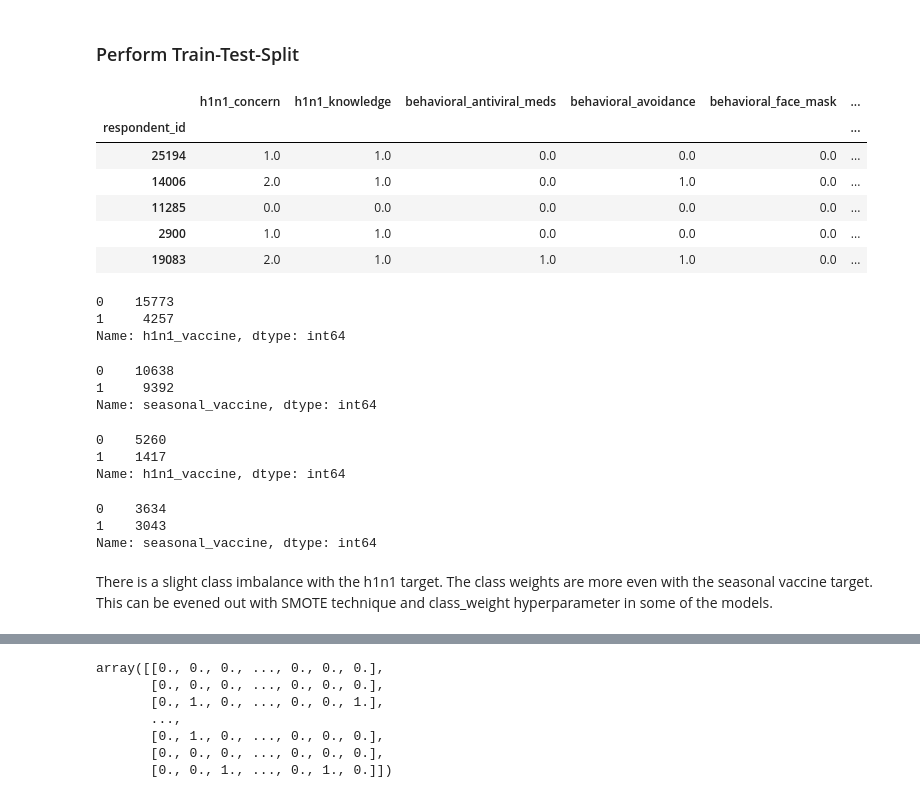
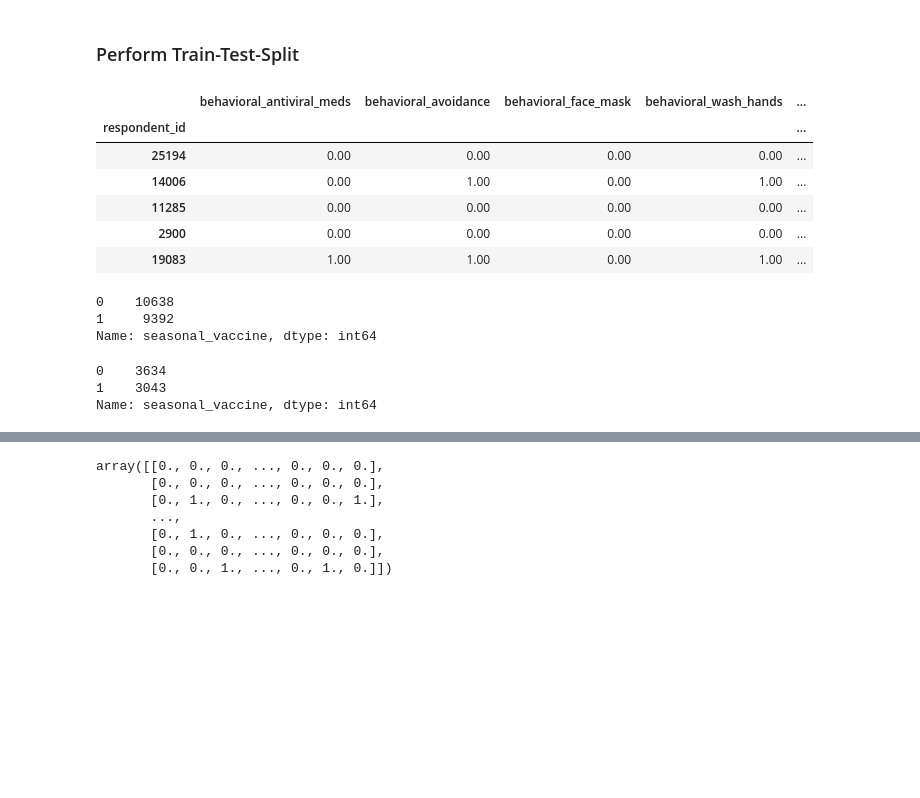
Before and after one commit to rcauvy/Flu_Shot_Learning, a Jupyter notebook: index.ipynb, the cells around one changed output, grey strips where cells are left out. Drawn from its saved outputs; the diff is of its cells as text; code cells hidden in the pictures; blank space fills up the shorter version.

```diff
--- a/index.ipynb
+++ b/index.ipynb
@@ -105,8 +105,8 @@ seas_feats_df =features_df.drop(columns=['h1n1_concern','h1n1_knowledge','doctor
                  'opinion_h1n1_sick_from_vacc'],axis=1)
 # %%
 labels_df = pd.read_csv('data/training_set_labels.csv',index_col=0)
-labels_df.drop('h1n1_vaccine',axis=1,inplace=True)
-labels_df
+seas_labels_df = labels_df.drop('h1n1_vaccine',axis=1)
+seas_labels_df
 # %% [output]
 |  | seasonal_vaccine |
 | respondent_id |  |
@@ -373,40 +368,26 @@ fig.tight_layout();
 ### Perform Train-Test-Split
 # %%
 X_train, X_test, y_train, y_test = train_test_split(
-    features_df, labels_df, test_size =.25, random_state=42)
+    seas_feats_df, seas_labels_df, test_size =.25, random_state=42)
 X_train.head()
 # %% [output]
-|  | h1n1_concern | h1n1_knowledge | behavioral_antiviral_meds | behavioral_avoidance | behavioral_face_mask | ... |
-| respondent_id |  |  |  |  |  | ... |
-| 25194 | 1.0 | 1.0 | 0.0 | 0.0 | 0.0 | ... |
-| 14006 | 2.0 | 1.0 | 0.0 | 1.0 | 0.0 | ... |
-| 11285 | 0.0 | 0.0 | 0.0 | 0.0 | 0.0 | ... |
-| 2900 | 1.0 | 1.0 | 0.0 | 0.0 | 0.0 | ... |
-| 19083 | 2.0 | 1.0 | 1.0 | 1.0 | 0.0 | ... |
+|  | behavioral_antiviral_meds | behavioral_avoidance | behavioral_face_mask | behavioral_wash_hands | ... |
+| respondent_id |  |  |  |  | ... |
+| 25194 | 0.00 | 0.00 | 0.00 | 0.00 | ... |
+| 14006 | 0.00 | 1.00 | 0.00 | 1.00 | ... |
+| 11285 | 0.00 | 0.00 | 0.00 | 0.00 | ... |
+| 2900 | 0.00 | 0.00 | 0.00 | 0.00 | ... |
+| 19083 | 1.00 | 1.00 | 0.00 | 1.00 | ... |
-# %%
-y_train['h1n1_vaccine'].value_counts()
-# %% [output]
-0    15773
-1     4257
-Name: h1n1_vaccine, dtype: int64
 # %%
 y_train['seasonal_vaccine'].value_counts()
 # %% [output]
 0    10638
 1     9392
 Name: seasonal_vaccine, dtype: int64
-# %%
-y_test['h1n1_vaccine'].value_counts()
-# %% [output]
-0    5260
-1    1417
-Name: h1n1_vaccine, dtype: int64
 # %%
 y_test['seasonal_vaccine'].value_counts()
 # %% [output]
 0    3634
 1    3043
 Name: seasonal_vaccine, dtype: int64
-# %% [markdown]
-There is a slight class imbalance with the h1n1 target. The class weights are more even with the seasonal vaccine target. This can be evened out with SMOTE technique and class_weight hyperparameter in some of the models.
 # %% [markdown]
```
Also changed, not shown: parts of 31 cells of this notebook.
